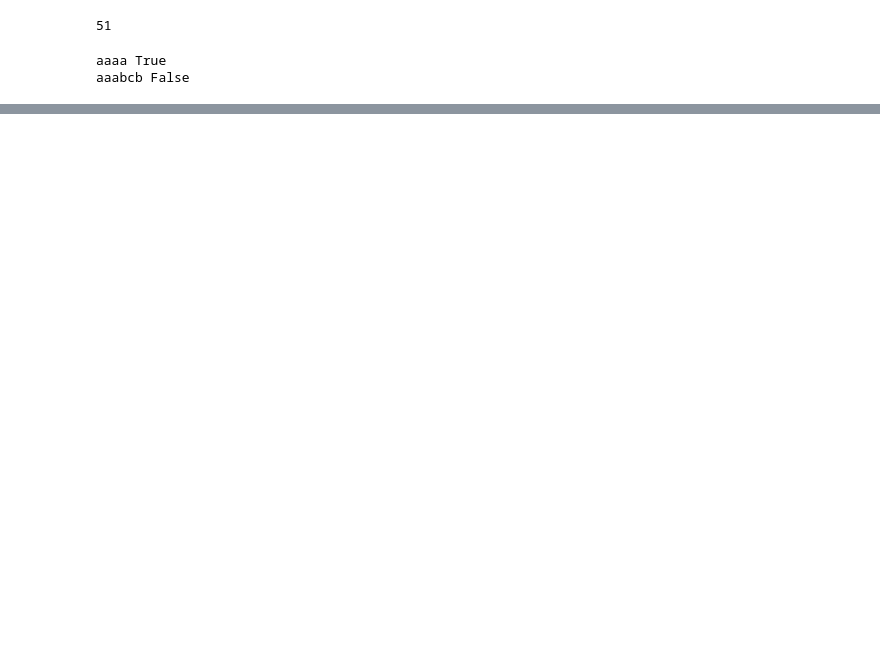
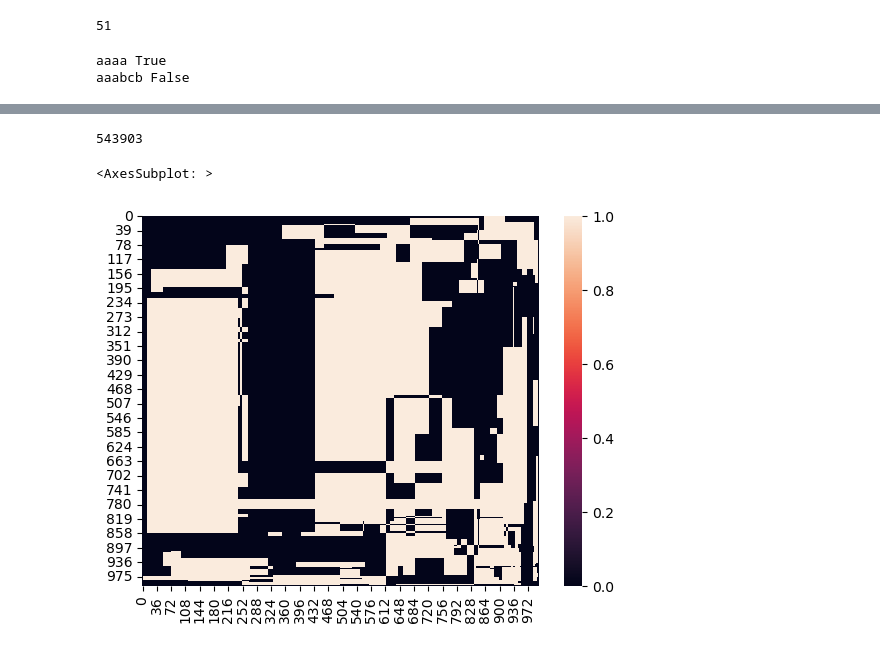
Before and after one commit to ilyinss/advent_of_code, a Jupyter notebook: 2015/2015.ipynb, the cells around one changed output, grey strips where cells are left out. Cells and saved outputs as stored; diff of their text form; code cells hidden in the pictures; blank space fills up the shorter version.

```diff
--- a/2015/2015.ipynb
+++ b/2015/2015.ipynb
@@ -202,6 +217,8 @@ for i in line:
     row = row+temp[1]
     mtx[row, col] += 1
 
+    i
+
 
 mtx = mtx[:,~np.all(mtx == 0, axis = 0)]
 mtx = mtx[~np.all(mtx == 0, axis=1)]
@@ -480,0 +527,3 @@ aaabcb False
+# %%
+with open('day_6.txt', 'r') as f:
+    line = f.read().split('\n')
@@ -480,0 +532,35 @@ aaabcb False
+# %%
+def lights_counter(input_str:str, matrix):
+    pattern = r'(\d+),(\d+)'
+    ans_match = re.findall(pattern=pattern, string=input_str)
+
+    line_1 = int(ans_match[0][0])
+    line_2 = int(ans_match[1][0])
+    col_1 = int(ans_match[0][1])
+    col_2 = int(ans_match[1][1])
+
+    # print(line_1, line_2, col_1, col_2)
+
+    if input_str.startswith('turn on'):
+        matrix[line_1:line_2+1, col_1:col_2+1] = 1
+    elif input_str.startswith('turn off'):
+        matrix[line_1:line_2+1, col_1:col_2+1] = 0
+    elif input_str.startswith('toggle'):
+        matrix[line_1:line_2+1, col_1:col_2+1] -=1
+        matrix = abs(matrix)
+
+    return matrix
+# %%
+mtx = np.zeros([1000,1000])
+
+for i in line:
+    mtx = lights_counter(input_str=i, matrix=mtx)
+
+int(np.count_nonzero(mtx))
+# %% [output]
+543903
+# %%
+sns.heatmap(mtx)
+# %% [output]
+<AxesSubplot: >
+[figure, added]
```
Also changed, not shown: parts of 24 cells of this notebook, 3 other files.
